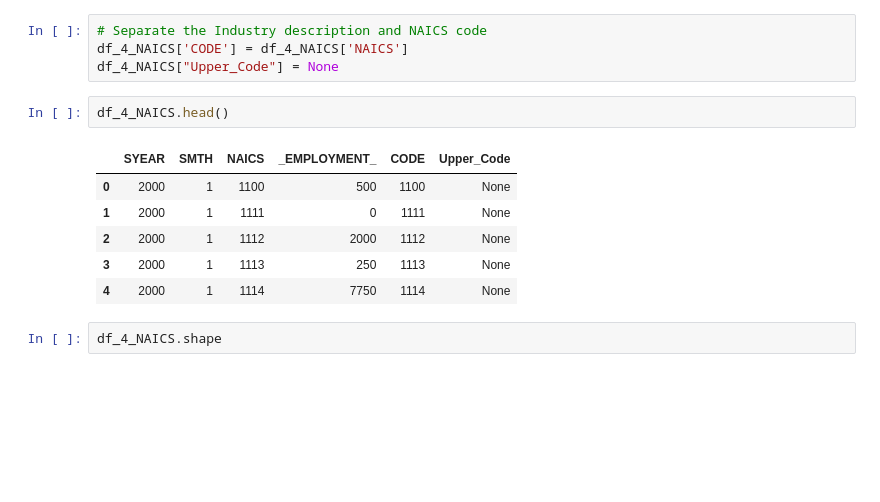
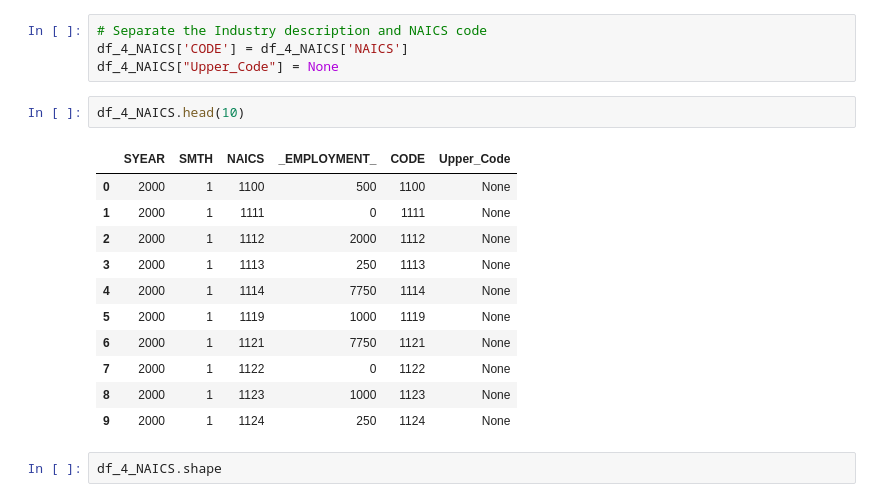
Before and after one commit to geehaad/Time-Series-Analysis-of-NAICS, a Jupyter notebook: Time Series Analysis of NAICS.ipynb, the cells around one changed output. Saved outputs shown, nothing was run; the diff lists cells and outputs as text; blank space fills up the shorter version.

```diff
--- a/Time Series Analysis of NAICS.ipynb
+++ b/Time Series Analysis of NAICS.ipynb
@@ -277,14 +284,19 @@ Separate the code from NAICS into a lower and upper code columns.
 df_4_NAICS['CODE'] = df_4_NAICS['NAICS']
 df_4_NAICS["Upper_Code"] = None
 # %%
-df_4_NAICS.head()
+df_4_NAICS.head(10)
 # %% [output]
 |  | SYEAR | SMTH | NAICS | _EMPLOYMENT_ | CODE | Upper_Code |
 | 0 | 2000 | 1 | 1100 | 500 | 1100 | None |
 | 1 | 2000 | 1 | 1111 | 0 | 1111 | None |
 | 2 | 2000 | 1 | 1112 | 2000 | 1112 | None |
 | 3 | 2000 | 1 | 1113 | 250 | 1113 | None |
 | 4 | 2000 | 1 | 1114 | 7750 | 1114 | None |
+| 5 | 2000 | 1 | 1119 | 1000 | 1119 | None |
+| 6 | 2000 | 1 | 1121 | 7750 | 1121 | None |
+| 7 | 2000 | 1 | 1122 | 0 | 1122 | None |
+| 8 | 2000 | 1 | 1123 | 1000 | 1123 | None |
+| 9 | 2000 | 1 | 1124 | 250 | 1124 | None |
 # %%
 df_4_NAICS.shape
 # %% [output]
```
Also changed, not shown: parts of 7 cells of this notebook.
